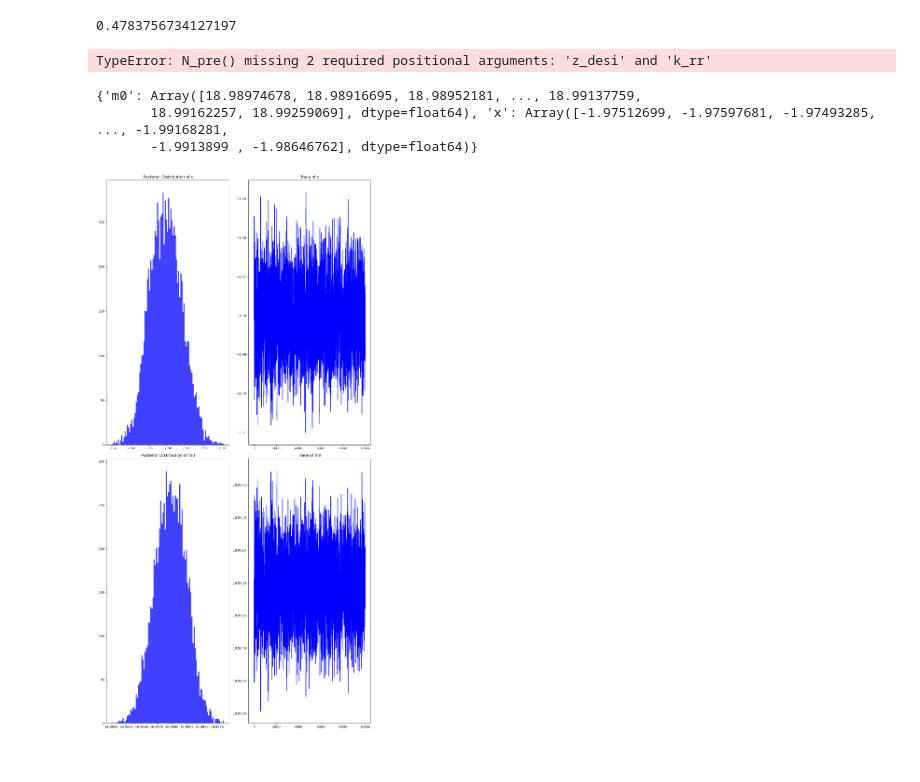
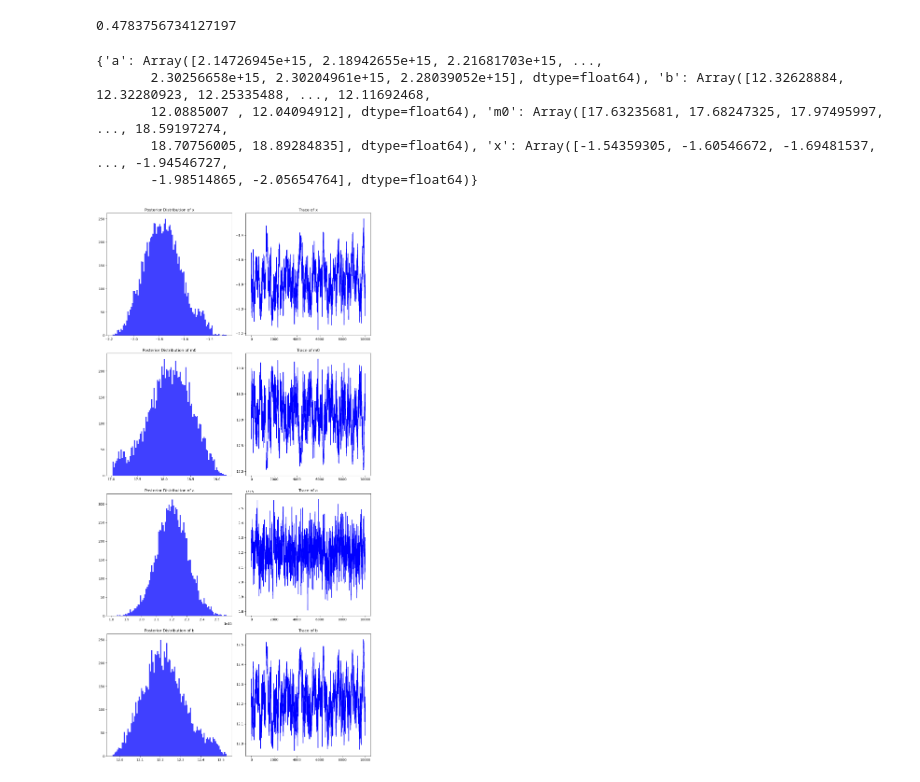
Before and after one commit to XuZhaozhong-1/DESI-ZTF, a Jupyter notebook: DESI-ZTF-2/MCMC-Selection func.ipynb, the cells around one changed output. Saved outputs shown, nothing was run; the diff lists cells and outputs as text; code cells hidden in the pictures.

```diff
--- a/DESI-ZTF-2/MCMC-Selection func.ipynb
+++ b/DESI-ZTF-2/MCMC-Selection func.ipynb
@@ -109,8 +109,8 @@ print(get_phis(abs_mag_to_L(np.linspace(-40,0,100)),np.linspace(2.3,2.8,100),"sh
 0.4783756734127197
 # %%
 # Power law efficiency function
-def efficiency(x, m0, a, b,c,d,e):
-    return jnp.where(x < m0, 1, a*x**-1+b*x**-2+c*x**-3+d*x**-4+e*x**-5-a*m0**-1-b*m0**-2-c*m0**-3-d*m0**-4-e*m0**-5+1)
+def efficiency(x, m0, a, b):
+    return jnp.where(x < m0, 1,a*x**(-b)-a*m0**(-b)+1)
 
 # Normal PDF
 def normal_pdf(x, mean, sigma):
@@ -133,17 +133,17 @@ def phi(m, z_samples, z_interval, x, z_desi, k_rr):
     return phi_value
 
 # Integral function
-def integral(k, d_desi, x, mag_apr, magerr, z_desi, m0, a, b, c,d,e, num_samples):
+def integral(k, d_desi, x, mag_apr, magerr, z_desi, m0, a, b, num_samples):
     M_T = jnp.linspace((mag_apr - k - d_desi).min(), (mag_apr - k - d_desi).max(), num_samples)
     y_samples = jnp.linspace(mag_apr.min(), mag_apr.max(), num_samples)
 
     L = abs_mag_to_L(M_T[:, None] + x)
-    integrand = efficiency(mag_apr, m0, a,b,c,d,e) * normal_pdf(mag_apr, M_T[:, None] + k + d_desi, magerr) * get_phis(L, z_desi, "shen20")
+    integrand = efficiency(mag_apr, m0, a,b) * normal_pdf(mag_apr, M_T[:, None] + k + d_desi, magerr) * get_phis(L, z_desi, "shen20")
     numerator = jnp.trapezoid(integrand, M_T, axis=0)
 
     def inner_integral(y):
         L_inner = abs_mag_to_L(M_T[:, None] + x)
-        integrand_inner = efficiency(y, m0,a, b,c,d,e) * normal_pdf(y, M_T[:, None] + k + d_desi, magerr) * get_phis(L_inner, z_desi, "shen20")
+        integrand_inner = efficiency(y, m0,a, b) * normal_pdf(y, M_T[:, None] + k + d_desi, magerr) * get_phis(L_inner, z_desi, "shen20")
         return jnp.trapezoid(integrand_inner, M_T, axis=1)
 
     integrand1 = inner_integral(y_samples[:, None, None])
@@ -152,51 +152,54 @@ def integral(k, d_desi, x, mag_apr, magerr, z_desi, m0, a, b, c,d,e, num_samples
     return log_likelihood
 
 # N_pre function
-def N_pre(x, m0, a, b, c,d,e,num_samples, apr_mag_r, z_desi, k_rr):
+def N_pre(x, m0, a, b, num_samples, apr_mag_r, z_desi, k_rr):
     m_samples = np.linspace(apr_mag_r.min(), apr_mag_r.max(), num_samples)
     z_samples = np.linspace(z_desi.min(), z_desi.max(), num_samples)
     m_interval = m_samples[1] - m_samples[0]
     z_interval = z_samples[1] - z_samples[0]
     comoving_volume = cosmo.comoving_volume(z_samples).value
-    integrand = phi(m_samples[:, None], z_samples, z_interval, x, z_desi, k_rr) * efficiency(m_samples[:, None], m0, a, b, c,d,e)
+    integrand = phi(m_samples[:, None], z_samples, z_interval, x, z_desi, k_rr) * efficiency(m_samples[:, None], m0, a, b)
     integrand1 = jnp.trapezoid(integrand, m_samples, axis=0)
     integral2 = jnp.trapezoid(integrand1, comoving_volume, axis=0)
     #print(phi(m_samples[:, None], z_samples, z_interval, x, z_desi, k_rr))
     return integral2
 
 # Define the model using NumPyro
-def model(k, d, mag_apr, magerr, z, N_obs, num_samples1=100,num_samples2=100):
+def model(k, d, mag_apr, magerr, z, N_obs, num_samples1=100,num_samples2=200):
     x = numpyro.sample('x', dist.Uniform(-4, 0))
     m0 = numpyro.sample('m0', dist.Uniform(17, 30))
-    #a = numpyro.sample('a', dist.Normal(341, 100))
-    #b = numpyro.sample('b', dist.Normal(-15431, 1000))
-    #c = numpyro.sample('c', dist.Normal(175605, 10000))
+    a = numpyro.sample('a', dist.Normal(2.2e+15, 1e+14))
+    b = numpyro.sample('b', dist.Normal(12, 5))
+    #c = numpyro.sample('c', dist.Uniform(-100, 100))
     #d = numpyro.sample('d',dist.Normal(7726222951,10000))
     #e = numpyro.sample('e',dist.Normal(-39661711764.52863,10000))
-    log_L = 15*jnp.sum(integral(k, d, x, mag_apr, magerr, z, m0, -43523.57005582172, 3582001.777523236, -110246272.6467956, 1503395024.3432527, -7660087322.770382, num_samples2)) + log_poisson(N_obs, 0.16 * N_pre(x, m0,-43523.57005582172, 3582001.777523236, -110246272.6467956, 1503395024.3432527, -7660087322.770382, num_samples1, apr_mag_r, z_desi, k_rr))
+    log_L = 15*jnp.sum(integral(k, d, x, mag_apr, magerr, z, m0, a, b,num_samples2)) + log_poisson(N_obs, 0.16 * N_pre(x, m0,a, b, num_samples1, apr_mag_r, z_desi, k_rr))
     numpyro.factor('log_L', log_L)
 # %%
 i_start = 0
 i_end = i_start+10000
-print(log_poisson(N_obs,0.16*N_pre(-2.1128,18.9402, 369.9613,-15315.1589,171307.9595,100, apr_mag_r[i_start:i_end], z_desi[i_start:i_end], k_rr[i_start:i_end])),jnp.sum(integral(k_rr[i_start:i_end], d_desi[i_start:i_end], -2.1128, apr_mag_r[i_start:i_end], apr_mag_r_err[i_start:i_end], z_desi[i_start:i_end], 18.9402, 369.9613,-15315.1589,171307.9595, 200)))
-print(log_poisson(N_obs,0.16*N_pre(-1.85,18.69,341.6311745637932,-15431.338499631529,175605.04707892935,100, apr_mag_r[i_start:i_end], z_desi[i_start:i_end], k_rr[i_start:i_end])),jnp.sum(integral(k_rr[i_start:i_end], d_desi[i_start:i_end], -1.85, apr_mag_r[i_start:i_end], apr_mag_r_err[i_start:i_end], z_desi[i_start:i_end], 18.69,341.6311745637932,-15431.338499631529,175605.04707892935, 200)))
-print(log_poisson(N_obs,0.16*N_pre(-1.9116,18.7099,341.6311745637932,-15431.338499631529,175605.04707892935,100, apr_mag_r[i_start:i_end], z_desi[i_start:i_end], k_rr[i_start:i_end])),jnp.sum(integral(k_rr[i_start:i_end], d_desi[i_start:i_end], -1.9116, apr_mag_r[i_start:i_end], apr_mag_r_err[i_start:i_end], z_desi[i_start:i_end], 18.7099,341.6311745637932,-15431.338499631529,175605.04707892935, 200)))
+#print(efficiency(20, 18.689, -37565.59685143281, 3086704.7529314845, -94856481.42321242, 1291654232.987781, -6572246998.7312765))
+#N1 = 0.2 * N_pre(-1.85,18.689 ,-37565.59685143281, 3086704.7529314845, -94856481.42321242, 1291654232.987781, -6572246998.7312765, 100, apr_mag_r[i_start:i_end], z_desi[i_start:i_end], k_rr[i_start:i_end])
+#N2 = 0.2 * N_pre(-1.9212,18.7181 , -37565.59685143281, 3086704.7529314845, -94856481.42321242, 1291654232.987781, -6572246998.7312765, 100, apr_mag_r[i_start:i_end], z_desi[i_start:i_end], k_rr[i_start:i_end])
+#print(N_obs,N1,N2)
+#print(log_poisson(N_obs,N1))
+#print(log_poisson(N_obs,N2))
+#print(jnp.sum(integral(k_rr[i_start:i_end], d_desi[i_start:i_end], -1.9212, apr_mag_r[i_start:i_end], apr_mag_r_err[i_start:i_end], z_desi[i_start:i_end], 18.7181, -37565.59685143281, 3086704.7529314845, -94856481.42321242, 1291654232.987781, -6572246998.7312765, 200)))
+#print(jnp.sum(integral(k_rr[i_start:i_end], d_desi[i_start:i_end], -1.85, apr_mag_r[i_start:i_end], apr_mag_r_err[i_start:i_end], z_desi[i_start:i_end], 18.6891, -37565.59685143281, 3086704.7529314845, -94856481.42321242, 1291654232.987781, -6572246998.7312765, 200)))
-# %% [output]
-TypeError: N_pre() missing 2 required positional arguments: 'z_desi' and 'k_rr'
 # %%
 rng_key = random.PRNGKey(0)
 # Sampler configuration
-num_warmup, num_samples = 5000, 10000
+num_warmup, num_samples = 10000, 10000
 i_start = 0
-i_end = i_start+1000
+i_end = i_start+100
 # Initialize batch parameters for the entire datasetw
 
 init_params = {
     'x': -1.85 * jnp.ones((1,)),
     'm0': 18.69 * jnp.ones((1,)),
-    'a': 341 * jnp.ones((1,)),
-    'b': -15431 * jnp.ones((1,)),
-    'c': 175605 * jnp.ones((1,)),
+    'a': 2.2e+15 * jnp.ones((1,)),
+    'b': 12 * jnp.ones((1,)),
+    #'c': 175605 * jnp.ones((1,)),
 }
 
 # Set up the NUTS sampler
@@ -212,38 +215,40 @@ samples = mcmc.get_samples()
 # Optionally, process or save your samples
 print(samples)
 # %% [output]
-{'m0': Array([18.98974678, 18.98916695, 18.98952181, ..., 18.99137759,
-       18.99162257, 18.99259069], dtype=float64), 'x': Array([-1.97512699, -1.97597681, -1.97493285, ..., -1.99168281,
-       -1.9913899 , -1.98646762], dtype=float64)}
+{'a': Array([2.14726945e+15, 2.18942655e+15, 2.21681703e+15, ...,
+       2.30256658e+15, 2.30204961e+15, 2.28039052e+15], dtype=float64), 'b': Array([12.32628884, 12.32280923, 12.25335488, ..., 12.11692468,
+       12.0885007 , 12.04094912], dtype=float64), 'm0': Array([17.63235681, 17.68247325, 17.97495997, ..., 18.59197274,
+       18.70756005, 18.89284835], dtype=float64), 'x': Array([-1.54359305, -1.60546672, -1.69481537, ..., -1.94546727,
+       -1.98514865, -2.05654764], dtype=float64)}
 # %%
 # Extract the chains and parameters
 x = samples['x']
 m0 = samples['m0']
-#a = samples['a']
-#b = samples['b']
+a = samples['a']
+b = samples['b']
 #c = samples['c']
 # Creating a figure to hold the subplots
-fig, axs = plt.subplots(2, 2, figsize=(12, 24))
+fig, axs = plt.subplots(4, 2, figsize=(12, 24))
 
 # Helper function to plot histograms and traces
 def plot_param(ax, data, title):
     ax[0].hist(data, bins=100, alpha=0.75, color='blue')
     ax[0].set_title(f'Posterior Distribution of {title}')
     ax[1].plot(data, color='blue')
     ax[1].set_title(f'Trace of {title}')
 
 # Plotting each parameter
 plot_param(axs[0], x, 'x')
 plot_param(axs[1], m0, 'm0')
-#plot_param(axs[2],a,'a')
-#plot_param(axs[3],b,'b')
+plot_param(axs[2],a,'a')
+plot_param(axs[3],b,'b')
 #plot_param(axs[4],c,'c')
 
 # Adjust layout to prevent overlap
 plt.tight_layout()
 plt.show()
 # %% [output]
-[figure, old version]
+[figure, new version]
 # %%
 import corner
 # Extract samples for plotting
```
Also changed, not shown: parts of 2 cells of this notebook, 1 other file.
